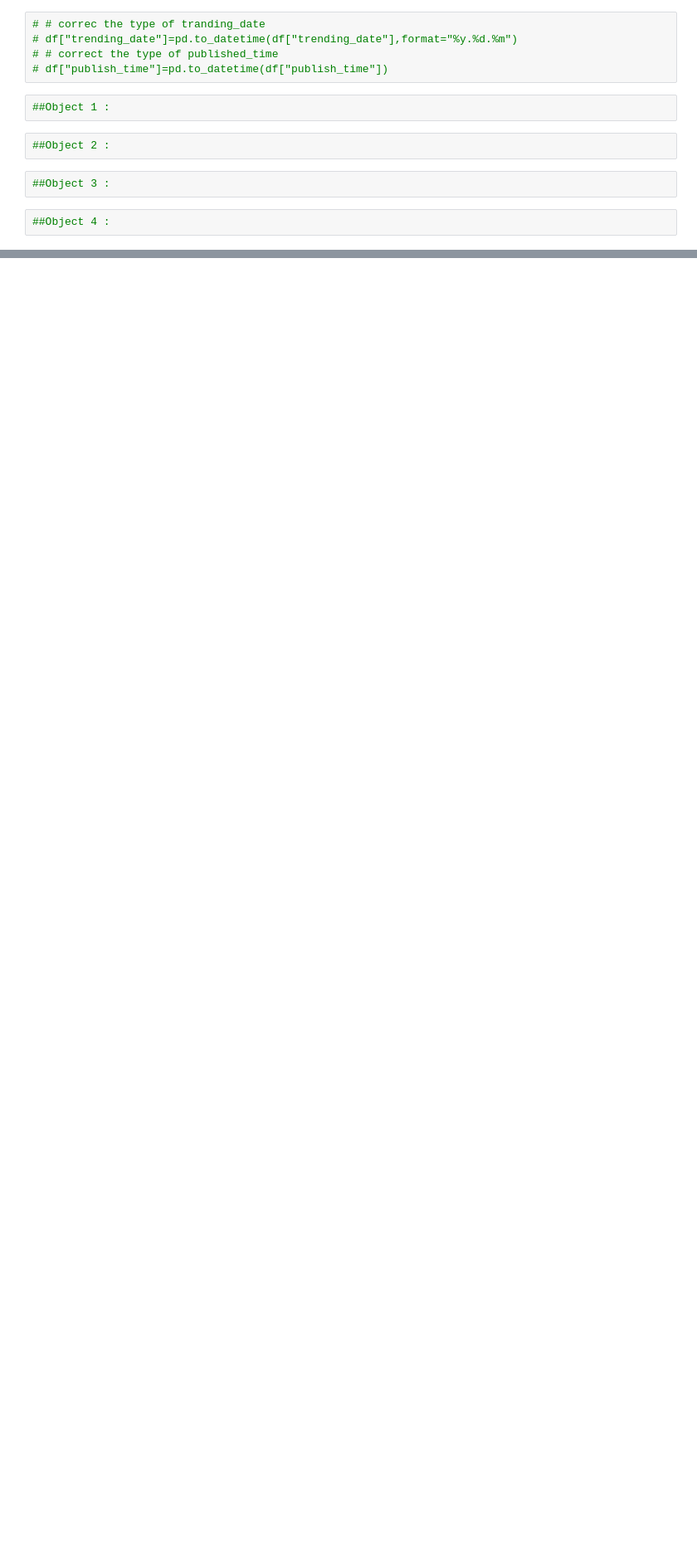
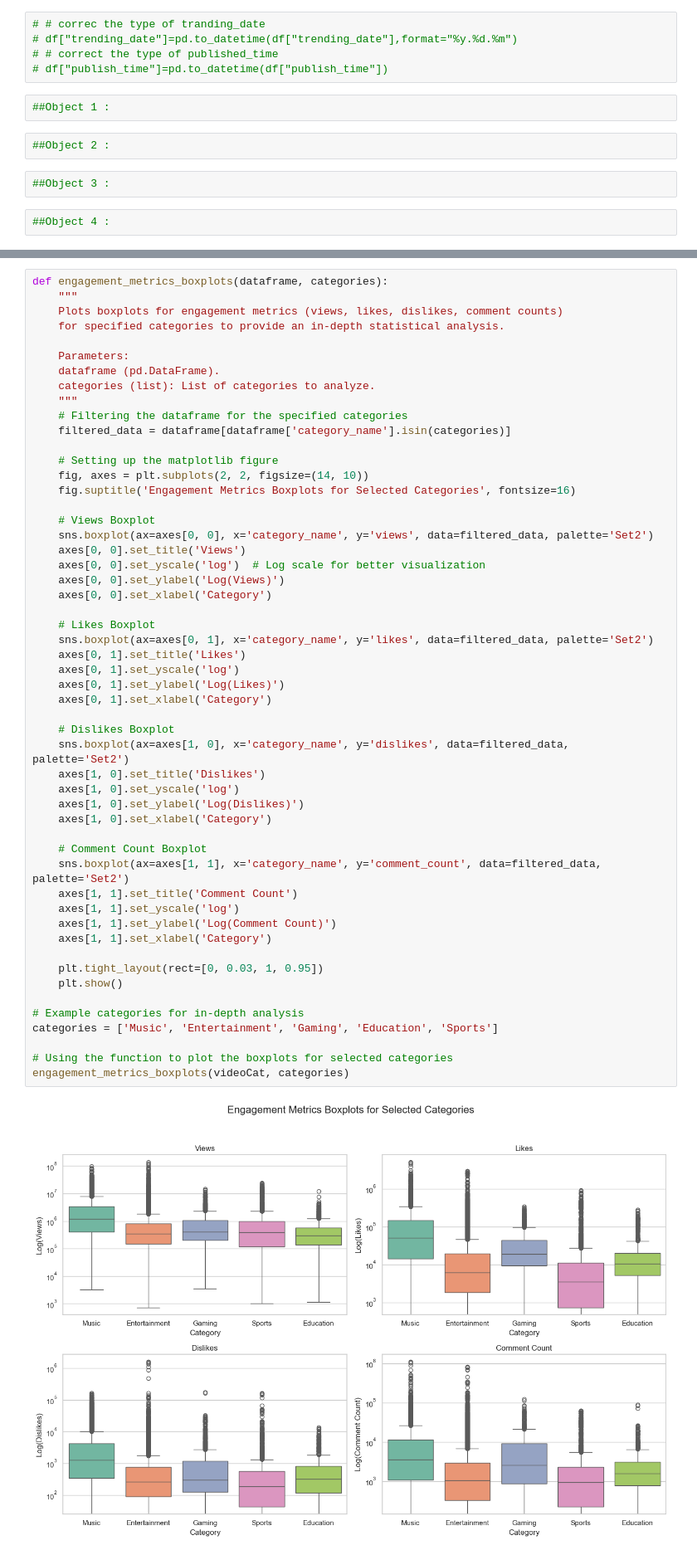
Before and after one commit to aishpatil655/Trending_youtube_Video, a Jupyter notebook: Factor Affecting youtube Videos.ipynb, the cells around one changed output, grey strips where cells are left out. Shown at 83% size. Saved outputs shown, nothing was run; the diff lists cells and outputs as text; blank space fills up the shorter version.

```diff
--- a/Factor Affecting youtube Videos.ipynb
+++ b/Factor Affecting youtube Videos.ipynb
@@ -1173,0 +1579,55 @@ X_train, X_test, Y_train, Y_train = train_test_split()
+# %%
+def engagement_metrics_boxplots(dataframe, categories):
+    """
+    Plots boxplots for engagement metrics (views, likes, dislikes, comment counts)
+    for specified categories to provide an in-depth statistical analysis.
+
+    Parameters:
+    dataframe (pd.DataFrame).
+    categories (list): List of categories to analyze.
+    """
+    # Filtering the dataframe for the specified categories
+    filtered_data = dataframe[dataframe['category_name'].isin(categories)]
+
+    # Setting up the matplotlib figure
+    fig, axes = plt.subplots(2, 2, figsize=(14, 10))
+    fig.suptitle('Engagement Metrics Boxplots for Selected Categories', fontsize=16)
+
+    # Views Boxplot
+    sns.boxplot(ax=axes[0, 0], x='category_name', y='views', data=filtered_data, palette='Set2')
+    axes[0, 0].set_title('Views')
+    axes[0, 0].set_yscale('log')  # Log scale for better visualization
+    axes[0, 0].set_ylabel('Log(Views)')
+    axes[0, 0].set_xlabel('Category')
+
+    # Likes Boxplot
+    sns.boxplot(ax=axes[0, 1], x='category_name', y='likes', data=filtered_data, palette='Set2')
+    axes[0, 1].set_title('Likes')
+    axes[0, 1].set_yscale('log')
+    axes[0, 1].set_ylabel('Log(Likes)')
+    axes[0, 1].set_xlabel('Category')
+
+    # Dislikes Boxplot
+    sns.boxplot(ax=axes[1, 0], x='category_name', y='dislikes', data=filtered_data, palette='Set2')
+    axes[1, 0].set_title('Dislikes')
+    axes[1, 0].set_yscale('log')
+    axes[1, 0].set_ylabel('Log(Dislikes)')
+    axes[1, 0].set_xlabel('Category')
+
+    # Comment Count Boxplot
+    sns.boxplot(ax=axes[1, 1], x='category_name', y='comment_count', data=filtered_data, palette='Set2')
+    axes[1, 1].set_title('Comment Count')
+    axes[1, 1].set_yscale('log')
+    axes[1, 1].set_ylabel('Log(Comment Count)')
+    axes[1, 1].set_xlabel('Category')
+
+    plt.tight_layout(rect=[0, 0.03, 1, 0.95])
+    plt.show()
+
+# Example categories for in-depth analysis
+categories = ['Music', 'Entertainment', 'Gaming', 'Education', 'Sports']
+
+# Using the function to plot the boxplots for selected categories
+engagement_metrics_boxplots(videoCat, categories)
+# %% [output]
+[figure, added]
```
Also changed, not shown: parts of 36 cells of this notebook.
